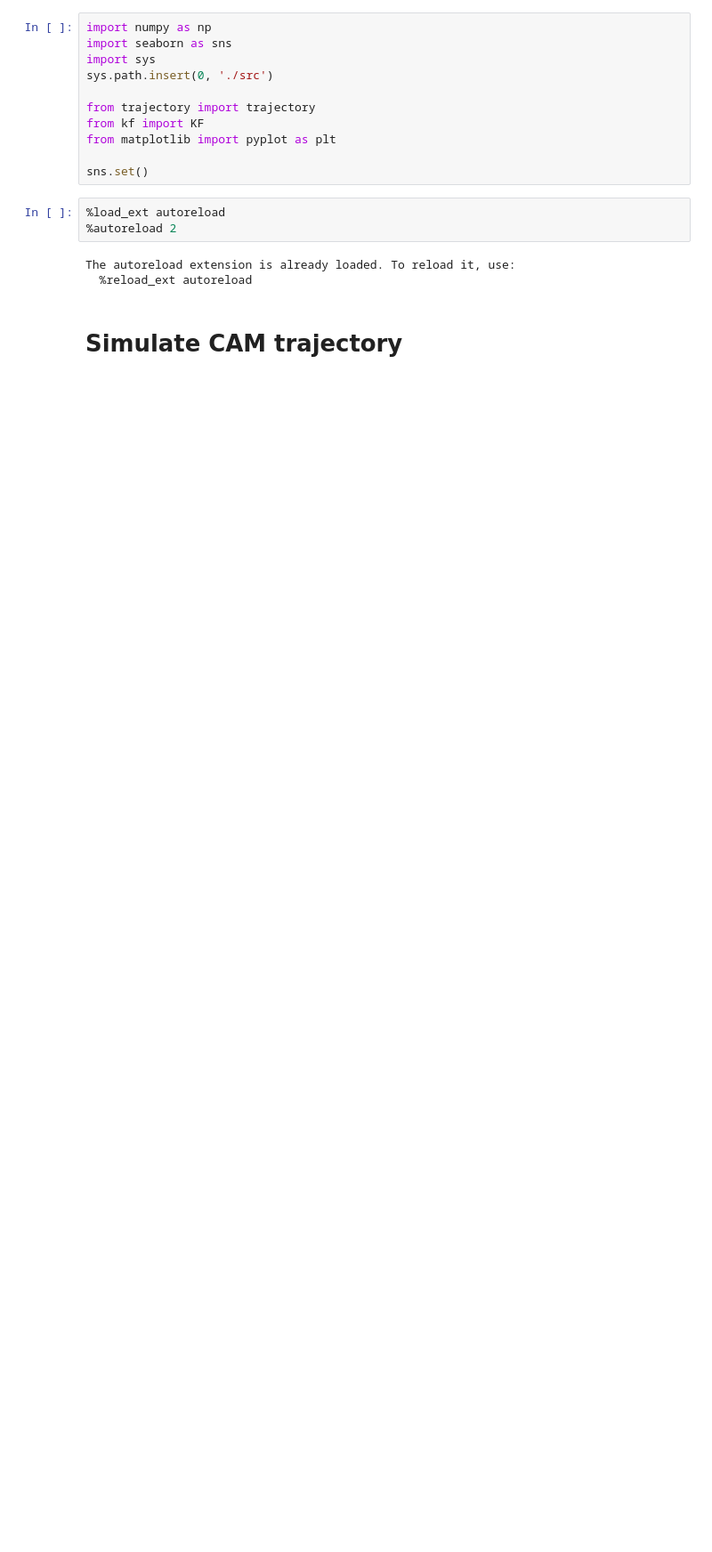
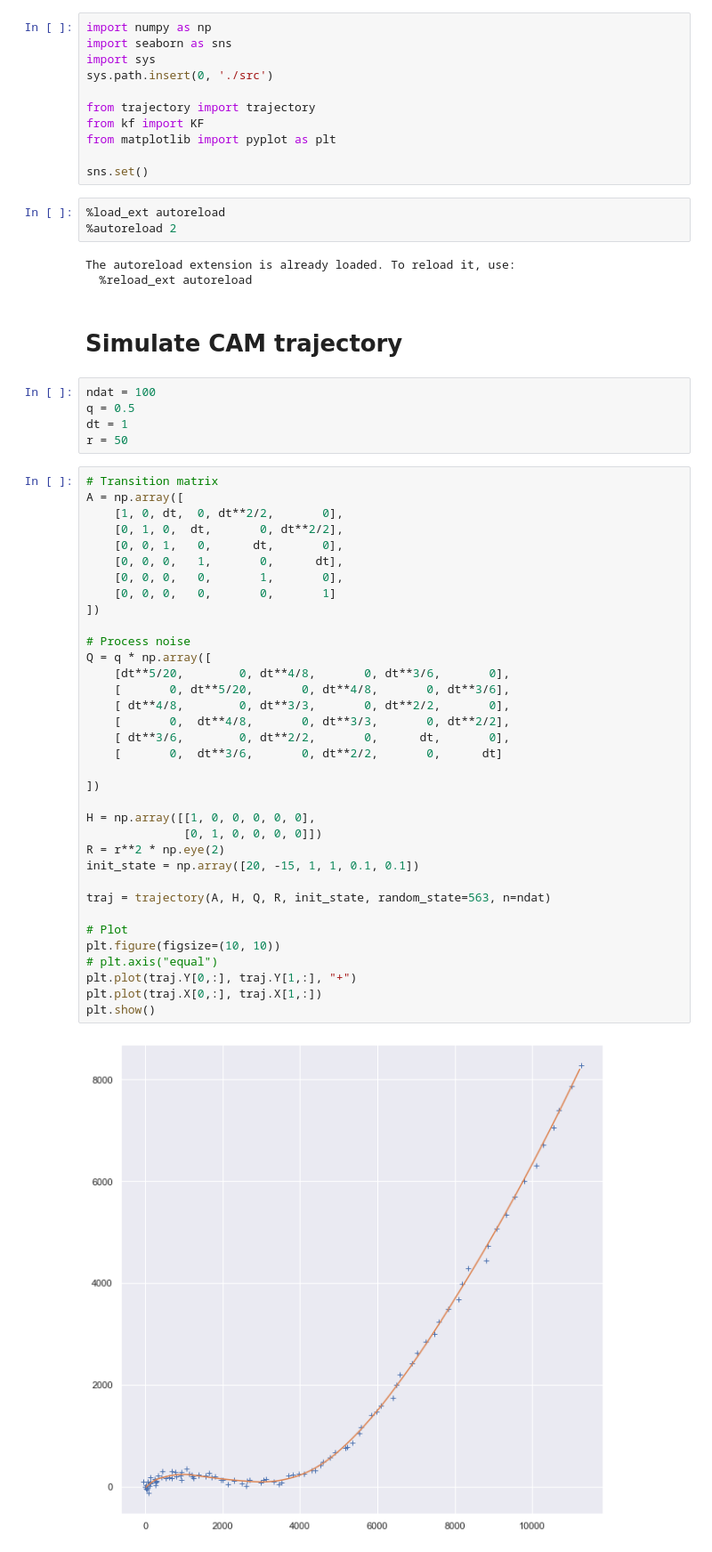
Before and after one commit to maiquang/maithanh-thesis-src, a Jupyter notebook: dp_test.ipynb, the cells around one changed output. Shown: that part at 89% size. Saved outputs shown, nothing was run; the diff lists cells and outputs as text; blank space fills up the shorter version.

```diff
--- a/dp_test.ipynb
+++ b/dp_test.ipynb
@@ -17,3 +17,45 @@ The autoreload extension is already loaded. To reload it, use:
   %reload_ext autoreload
 # %% [markdown]
 # Simulate CAM trajectory
+# %%
+ndat = 100
+q = 0.5
+dt = 1
+r = 50
+# %%
+# Transition matrix
+A = np.array([
+    [1, 0, dt,  0, dt**2/2,       0],
+    [0, 1, 0,  dt,       0, dt**2/2],
+    [0, 0, 1,   0,      dt,       0],
+    [0, 0, 0,   1,       0,      dt],
+    [0, 0, 0,   0,       1,       0],
+    [0, 0, 0,   0,       0,       1]
+])
+
+# Process noise
+Q = q * np.array([
+    [dt**5/20,        0, dt**4/8,       0, dt**3/6,       0],
+    [       0, dt**5/20,       0, dt**4/8,       0, dt**3/6],
+    [ dt**4/8,        0, dt**3/3,       0, dt**2/2,       0],
+    [       0,  dt**4/8,       0, dt**3/3,       0, dt**2/2],
+    [ dt**3/6,        0, dt**2/2,       0,      dt,       0],
+    [       0,  dt**3/6,       0, dt**2/2,       0,      dt]
+
+])
+
+H = np.array([[1, 0, 0, 0, 0, 0],
+              [0, 1, 0, 0, 0, 0]])
+R = r**2 * np.eye(2)
+init_state = np.array([20, -15, 1, 1, 0.1, 0.1])
+
+traj = trajectory(A, H, Q, R, init_state, random_state=563, n=ndat)
+
+# Plot
+plt.figure(figsize=(10, 10))
+# plt.axis("equal")
+plt.plot(traj.Y[0,:], traj.Y[1,:], "+")
+plt.plot(traj.X[0,:], traj.X[1,:])
+plt.show()
+# %% [output]
+[figure, added]
```
Also changed, not shown: parts of 14 cells of this notebook, 2 other files.
